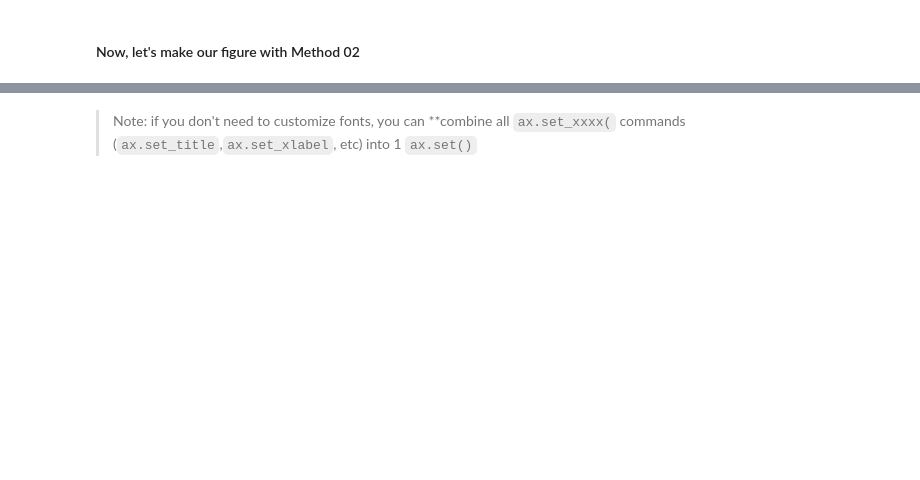
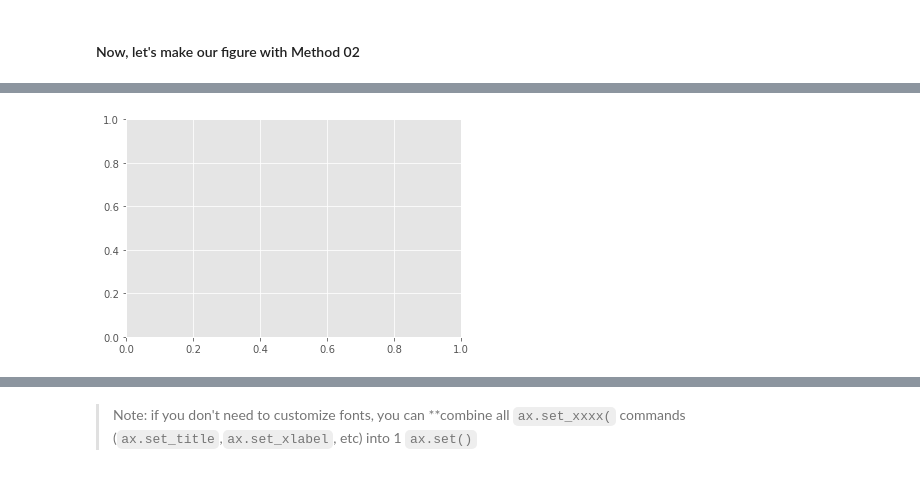
Before and after one commit to flatiron-school/ds-flex-fundamentals-of-data-visualization-2021, a Jupyter notebook: Fundamentals of Visualizations_v1_SG.ipynb, the cells around one changed output, grey strips where cells are left out. Cells and saved outputs as stored; diff of their text form; code cells hidden in the pictures; blank space fills up the shorter version.

```diff
--- a/Fundamentals of Visualizations_v1_SG.ipynb
+++ b/Fundamentals of Visualizations_v1_SG.ipynb
@@ -224,0 +309,4 @@ df.info()
+# %%
+ax.get_figure()
+# %% [output]
+[figure, added]
```
Also changed, not shown: parts of 40 cells of this notebook, 2 other files.
